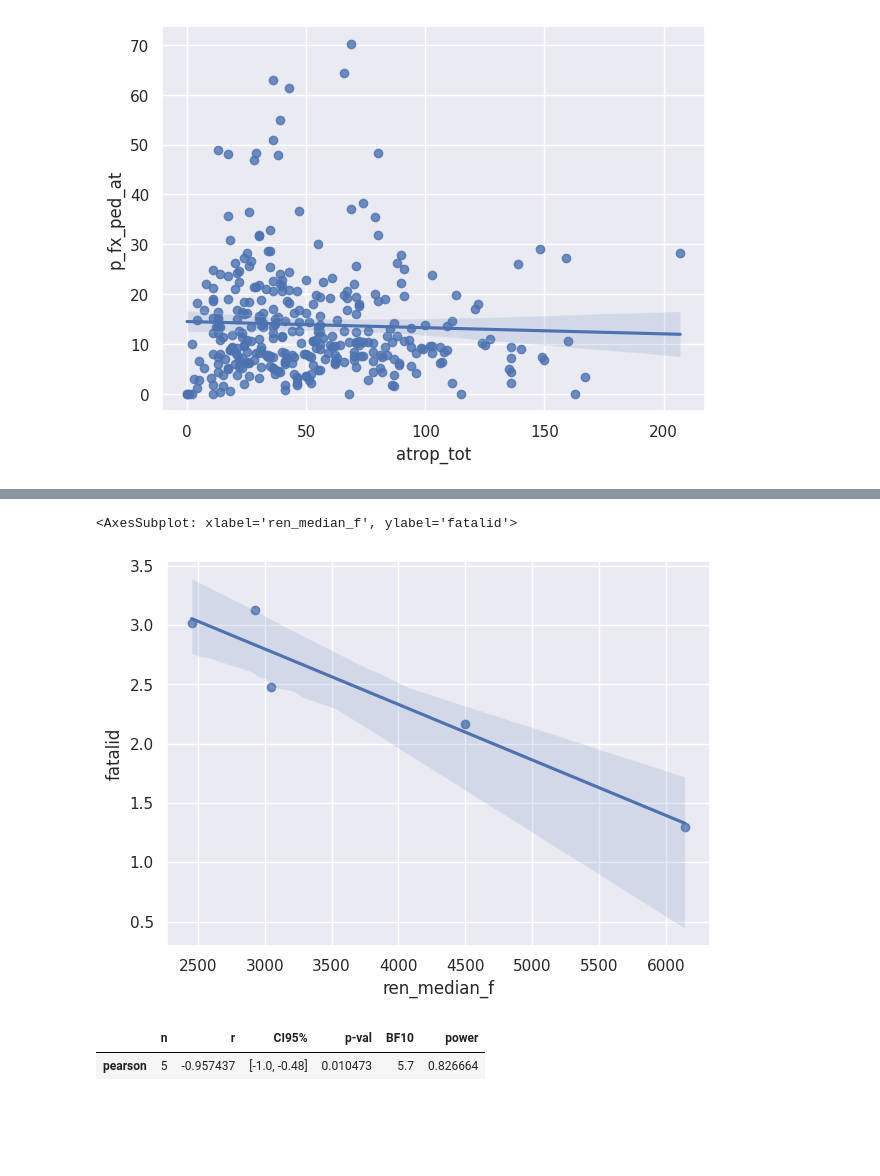
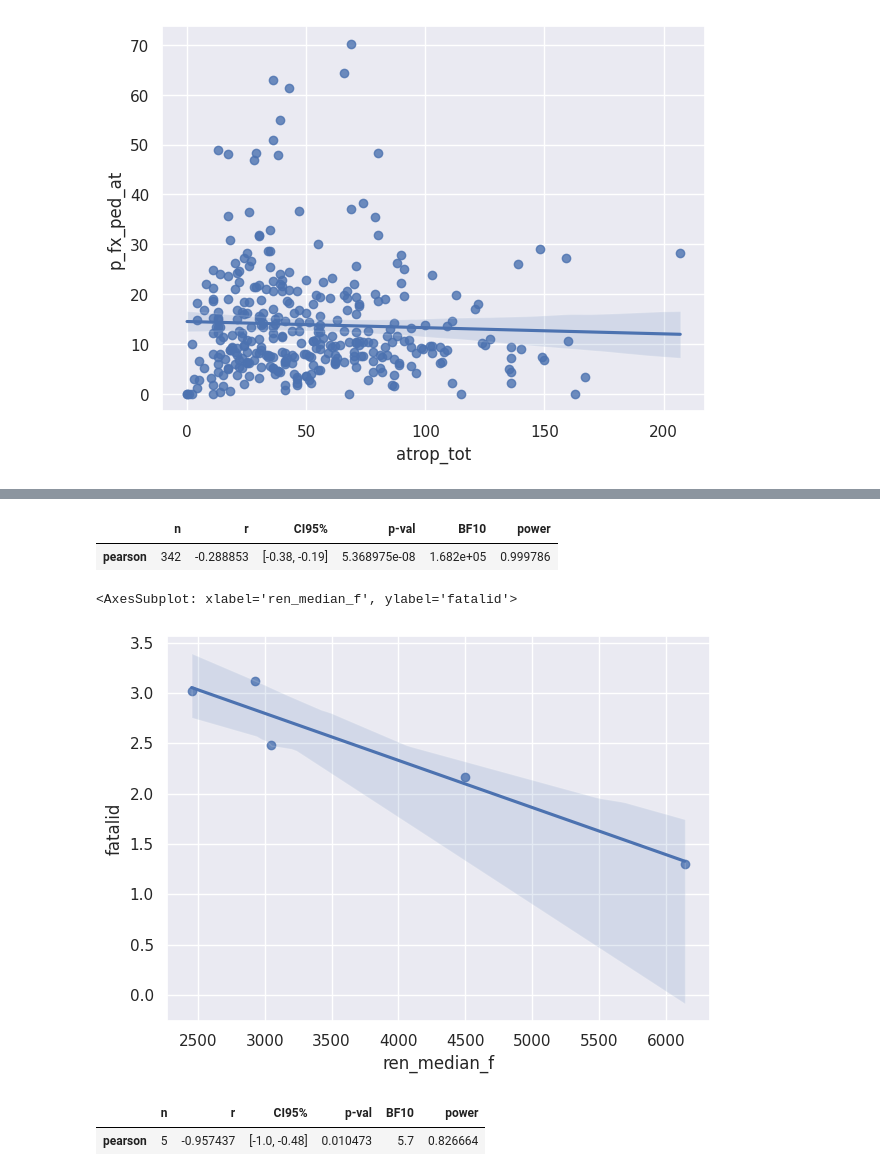
Before and after one commit to AndaSampa/meip-sp, a Jupyter notebook: 02-taxonomia-descritiva-do-modelo.ipynb, the cells around one changed output, grey strips where cells are left out. Saved outputs shown, nothing was run; the diff lists cells and outputs as text; code cells hidden in the pictures; blank space fills up the shorter version.

```diff
--- a/02-taxonomia-descritiva-do-modelo.ipynb
+++ b/02-taxonomia-descritiva-do-modelo.ipynb
@@ -102,8 +102,8 @@ KMeans(n_clusters=5)
 # %%
 taxonomia = {
     0:"centro sudoeste",
-    1:"extrema periferia",
-    2:"média periferia",
+    1:"periferia",
+    2:"transição periférica",
     3:"cinturão das marginais",
     4:"centro",
 }
@@ -178,11 +204,16 @@ sns.regplot(x=df_meip["atrop_tot"], y=df_meip["p_fx_ped_at"])
+# %%
+pg.corr(df_meip["fatalid"], df_meip["pt_CMA_60"])
+# %% [output]
+|  | n | r | CI95% | p-val | BF10 | power |
+| pearson | 342 | -0.288853 | [-0.38, -0.19] | 5.368975e-08 | 1.682e+05 | 0.999786 |
 # %%
 sns.set(rc={"figure.figsize":(7, 5)})
 # %%
-df_clusters = df_meip.loc[:, modelo + ['k_cluster', 'k_labels']].set_index('k_labels').groupby('k_labels').quantile(.50)
+df_clusters = df_meip.loc[:, modelo + ['atrop_tot', 'k_cluster', 'k_labels']].set_index('k_labels').groupby('k_labels').quantile(.50)
 sns.regplot(x=df_clusters["ren_median_f"], y=df_clusters["fatalid"])
 # %% [output]
 <AxesSubplot: xlabel='ren_median_f', ylabel='fatalid'>
-[figure, old version]
+[figure, new version]
 # %%
 pg.corr(df_clusters["ren_median_f"], df_clusters["fatalid"])
 # %% [output]
```
Also changed, not shown: parts of 26 cells of this notebook, 3 other files.
